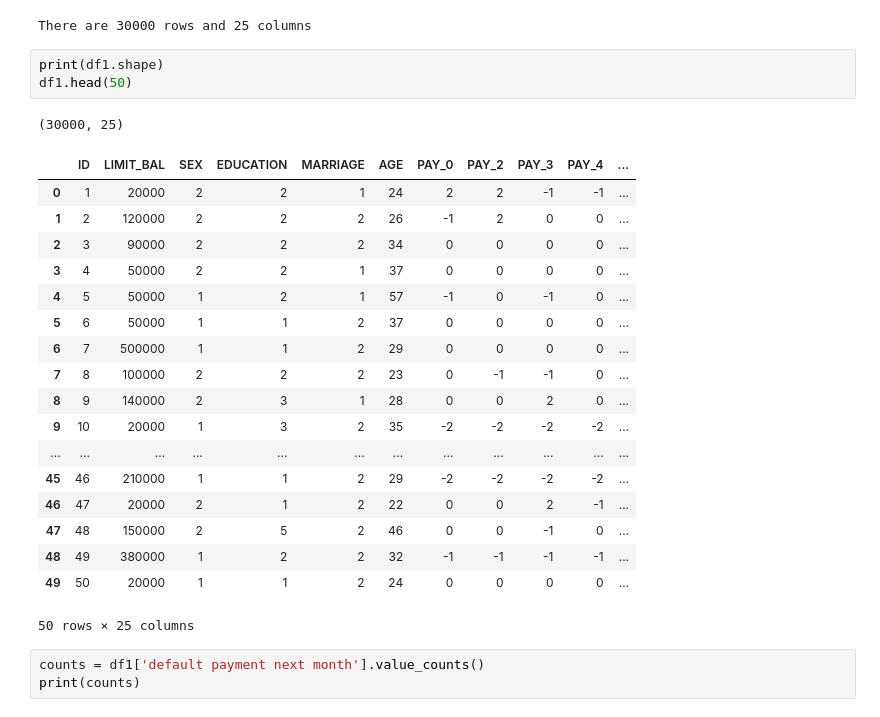
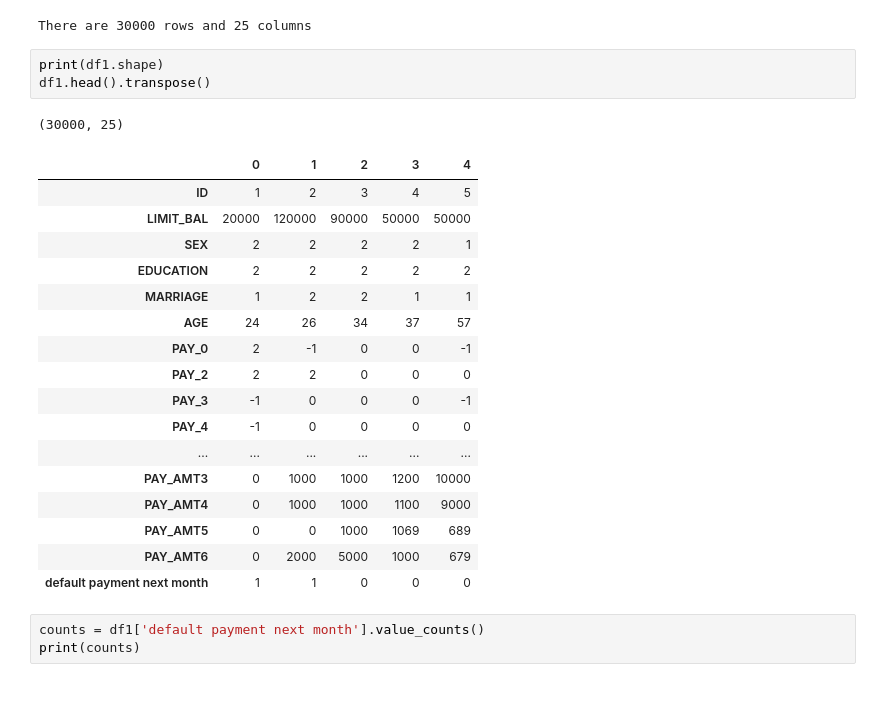
Before and after one commit to statds/final-project-GordonYi, a Jupyter notebook: Data_And_Analysis/Credit Default Data.ipynb, the cells around one changed output. Drawn from its saved outputs; the diff is of its cells as text.

```diff
--- a/Data_And_Analysis/Credit Default Data.ipynb
+++ b/Data_And_Analysis/Credit Default Data.ipynb
@@ -31,27 +31,26 @@ print(f'There are {nRow} rows and {nCol} columns')
 There are 30000 rows and 25 columns
 # %%
 print(df1.shape)
-df1.head(50)
+df1.head().transpose()
 # %% [output]
 (30000, 25)
-|  | ID | LIMIT_BAL | SEX | EDUCATION | MARRIAGE | AGE | PAY_0 | PAY_2 | PAY_3 | PAY_4 | ... |
-| 0 | 1 | 20000 | 2 | 2 | 1 | 24 | 2 | 2 | -1 | -1 | ... |
-| 1 | 2 | 120000 | 2 | 2 | 2 | 26 | -1 | 2 | 0 | 0 | ... |
-| 2 | 3 | 90000 | 2 | 2 | 2 | 34 | 0 | 0 | 0 | 0 | ... |
-| 3 | 4 | 50000 | 2 | 2 | 1 | 37 | 0 | 0 | 0 | 0 | ... |
-| 4 | 5 | 50000 | 1 | 2 | 1 | 57 | -1 | 0 | -1 | 0 | ... |
-| 5 | 6 | 50000 | 1 | 1 | 2 | 37 | 0 | 0 | 0 | 0 | ... |
-| 6 | 7 | 500000 | 1 | 1 | 2 | 29 | 0 | 0 | 0 | 0 | ... |
-| 7 | 8 | 100000 | 2 | 2 | 2 | 23 | 0 | -1 | -1 | 0 | ... |
-| 8 | 9 | 140000 | 2 | 3 | 1 | 28 | 0 | 0 | 2 | 0 | ... |
-| 9 | 10 | 20000 | 1 | 3 | 2 | 35 | -2 | -2 | -2 | -2 | ... |
-| ... | ... | ... | ... | ... | ... | ... | ... | ... | ... | ... | ... |
-| 45 | 46 | 210000 | 1 | 1 | 2 | 29 | -2 | -2 | -2 | -2 | ... |
-| 46 | 47 | 20000 | 2 | 1 | 2 | 22 | 0 | 0 | 2 | -1 | ... |
-| 47 | 48 | 150000 | 2 | 5 | 2 | 46 | 0 | 0 | -1 | 0 | ... |
-| 48 | 49 | 380000 | 1 | 2 | 2 | 32 | -1 | -1 | -1 | -1 | ... |
-| 49 | 50 | 20000 | 1 | 1 | 2 | 24 | 0 | 0 | 0 | 0 | ... |
+|  | 0 | 1 | 2 | 3 | 4 |
+| ID | 1 | 2 | 3 | 4 | 5 |
+| LIMIT_BAL | 20000 | 120000 | 90000 | 50000 | 50000 |
+| SEX | 2 | 2 | 2 | 2 | 1 |
+| EDUCATION | 2 | 2 | 2 | 2 | 2 |
+| MARRIAGE | 1 | 2 | 2 | 1 | 1 |
+| AGE | 24 | 26 | 34 | 37 | 57 |
+| PAY_0 | 2 | -1 | 0 | 0 | -1 |
+| PAY_2 | 2 | 2 | 0 | 0 | 0 |
+| PAY_3 | -1 | 0 | 0 | 0 | -1 |
+| PAY_4 | -1 | 0 | 0 | 0 | 0 |
+| ... | ... | ... | ... | ... | ... |
+| PAY_AMT3 | 0 | 1000 | 1000 | 1200 | 10000 |
+| PAY_AMT4 | 0 | 1000 | 1000 | 1100 | 9000 |
+| PAY_AMT5 | 0 | 0 | 1000 | 1069 | 689 |
+| PAY_AMT6 | 0 | 2000 | 5000 | 1000 | 679 |
+| default payment next month | 1 | 1 | 0 | 0 | 0 |
-50 rows × 25 columns
 # %%
 counts = df1['default payment next month'].value_counts()
 print(counts)
```
Also changed, not shown: parts of 21 cells of this notebook.
